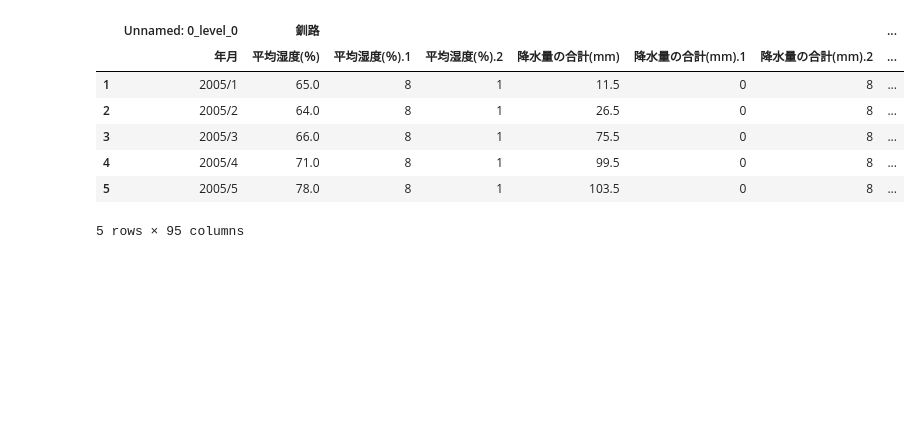
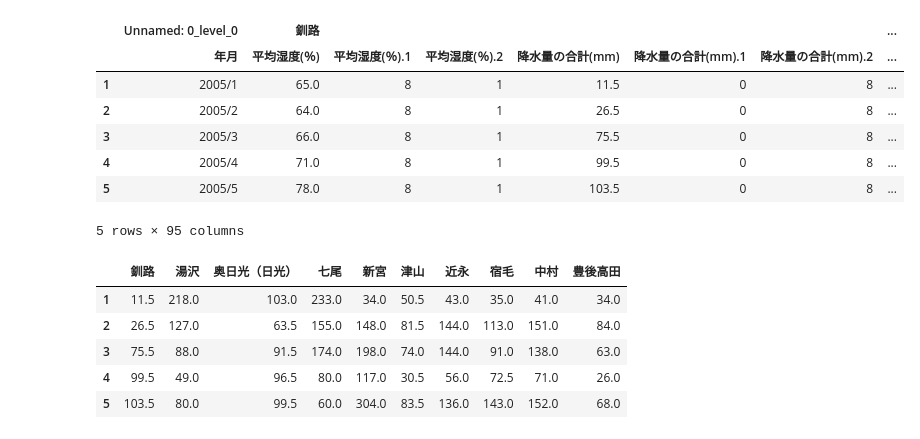
Before and after one commit to kanonyonezu/Mapping-Unseen, a Jupyter notebook: EDA.ipynb, the cells around one changed output. Cells and saved outputs as stored; diff of their text form; code cells hidden in the pictures; blank space fills up the shorter version.

```diff
--- a/EDA.ipynb
+++ b/EDA.ipynb
@@ -114,3 +114,14 @@ sample_weather_monthly.head()
 | 4 | 2005/4 | 71.0 | 8 | 1 | 99.5 | 0 | 8 | ... |
 | 5 | 2005/5 | 78.0 | 8 | 1 | 103.5 | 0 | 8 | ... |
 5 rows × 95 columns
+# %%
+# 全地点の「降水量の合計（mm）」だけを取り出す。
+precip = sample_weather_monthly.xs('降水量の合計(mm)',axis=1,level=1)
+precip.head()
+# %% [output]
+|  | 釧路 | 湯沢 | 奥日光（日光） | 七尾 | 新宮 | 津山 | 近永 | 宿毛 | 中村 | 豊後高田 |
+| 1 | 11.5 | 218.0 | 103.0 | 233.0 | 34.0 | 50.5 | 43.0 | 35.0 | 41.0 | 34.0 |
+| 2 | 26.5 | 127.0 | 63.5 | 155.0 | 148.0 | 81.5 | 144.0 | 113.0 | 151.0 | 84.0 |
+| 3 | 75.5 | 88.0 | 91.5 | 174.0 | 198.0 | 74.0 | 144.0 | 91.0 | 138.0 | 63.0 |
+| 4 | 99.5 | 49.0 | 96.5 | 80.0 | 117.0 | 30.5 | 56.0 | 72.5 | 71.0 | 26.0 |
+| 5 | 103.5 | 80.0 | 99.5 | 60.0 | 304.0 | 83.5 | 136.0 | 143.0 | 152.0 | 68.0 |
```
Also changed, not shown: parts of 1 cell of this notebook.
